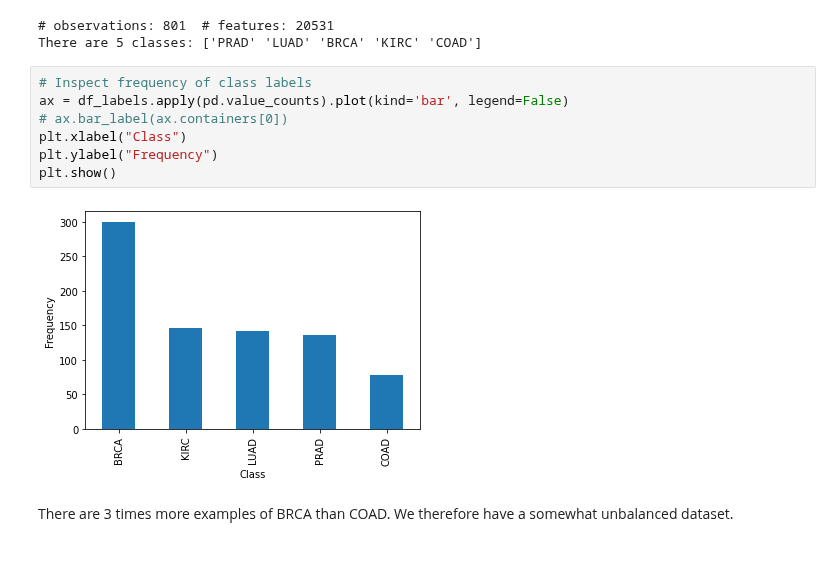
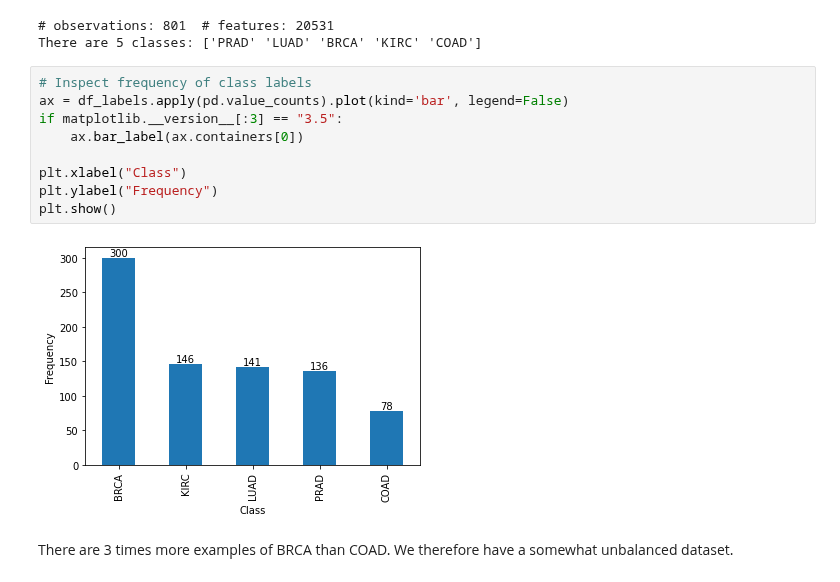
Before and after one commit to alina-dima/PR-for-AI, a Jupyter notebook: Assignment 2/Genes/genes.ipynb, the cells around one changed output. Saved outputs shown, nothing was run; the diff lists cells and outputs as text.

Commit message:
because @O-T-O-Z won't upgrade matplotlib

```diff
--- a/Assignment 2/Genes/genes.ipynb
+++ b/Assignment 2/Genes/genes.ipynb
@@ -54,12 +55,14 @@ There are 5 classes: ['PRAD' 'LUAD' 'BRCA' 'KIRC' 'COAD']
 # %%
 # Inspect frequency of class labels
 ax = df_labels.apply(pd.value_counts).plot(kind='bar', legend=False)
-# ax.bar_label(ax.containers[0])
+if matplotlib.__version__[:3] == "3.5":
+    ax.bar_label(ax.containers[0])
+
 plt.xlabel("Class")
 plt.ylabel("Frequency")
 plt.show()
 # %% [output]
-[figure, old version]
+[figure, new version]
 # %% [markdown]
 There are 3 times more examples of BRCA than COAD. We therefore have a somewhat unbalanced dataset.
 # %%
```
Also changed, not shown: parts of 1 cell of this notebook.
